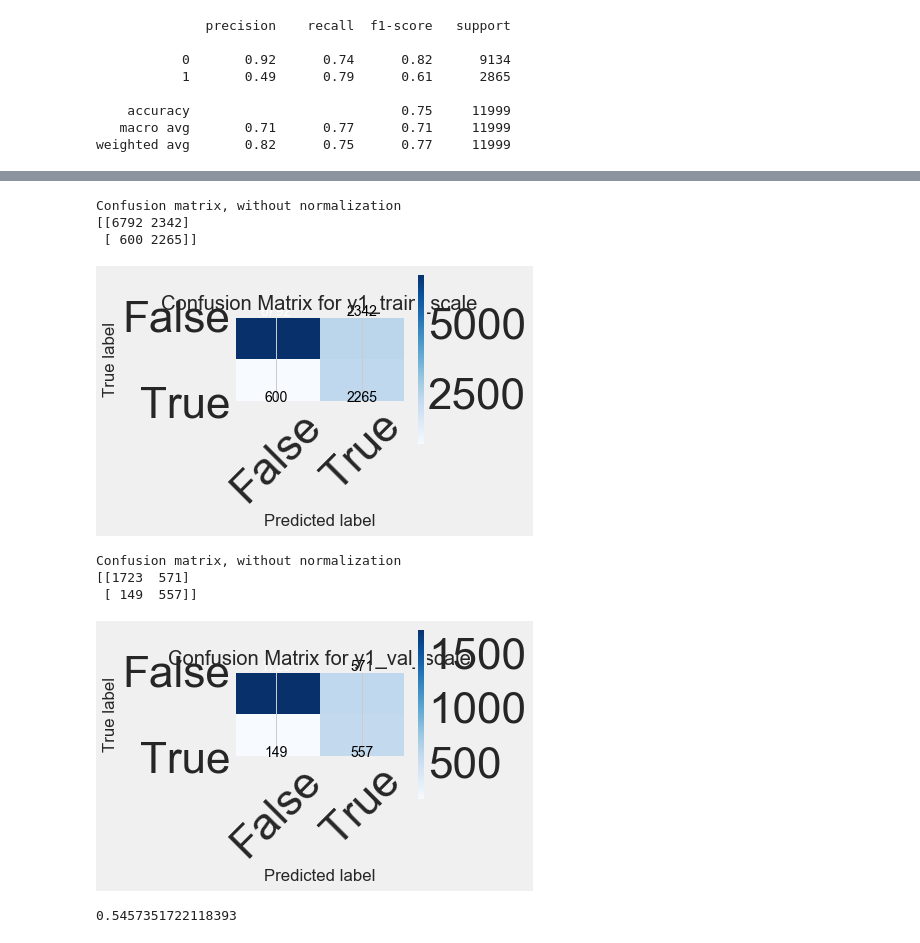
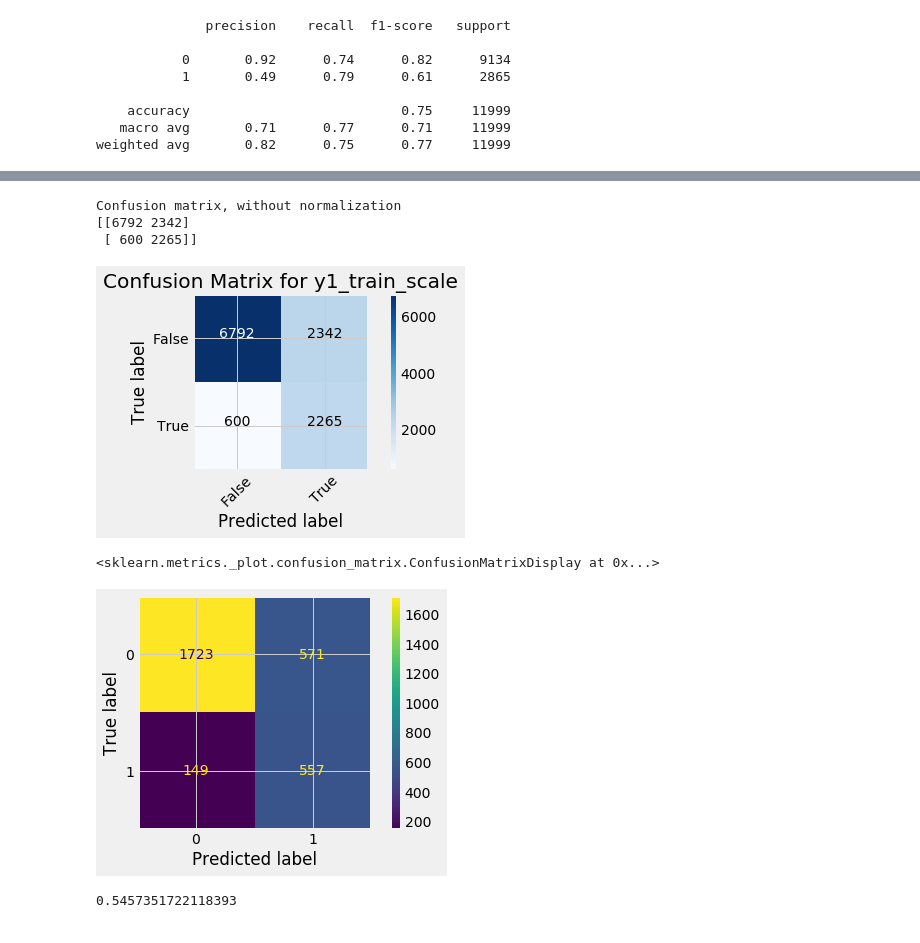
Before and after one commit to georgethoraninh/hr_churn, a Jupyter notebook: hr_churn_analysis.ipynb, the cells around one changed output, grey strips where cells are left out. Drawn from its saved outputs; the diff is of its cells as text; code cells hidden in the pictures.

Commit message:
updated confusion matrix

```diff
--- a/hr_churn_analysis.ipynb
+++ b/hr_churn_analysis.ipynb
@@ -197,8 +194,7 @@ print('Average satisfaction level for churners: {:.2f}'.format(df[df['churn']==1
 fig, axes = plt.subplots(figsize=(20, 10))
 plt.gcf().subplots_adjust(bottom=0.15,left=0.1)
 
-sns.set(font_scale = 4)
-plt.style.use('fivethirtyeight')
+#sns.set(font_scale = 4)
 sns.kdeplot(df.loc[df['churn']==0, 'satisfaction_level'],label='Active Employees')
 sns.kdeplot(df.loc[df['churn']==1, 'satisfaction_level'],label='Ex-Employees')
 plt.xlim(left=df['satisfaction_level'].min(), right=df['satisfaction_level'].max())
@@ -256,8 +252,7 @@ Average number_project for churners: 3.86
 fig, axes = plt.subplots(figsize=(20, 10))
 plt.gcf().subplots_adjust(bottom=0.15,left=0.1)
 
-sns.set(font_scale = 4)
-plt.style.use('fivethirtyeight')
+#sns.set(font_scale = 4)
 sns.kdeplot(df.loc[df['churn']==0, 'average_montly_hours'],label='Active Employees')
 sns.kdeplot(df.loc[df['churn']==1, 'average_montly_hours'],label='Ex-Employees')
 plt.xlim(left=df['average_montly_hours'].min(), right=df['average_montly_hours'].max())
@@ -316,8 +311,7 @@ df_time_comp.columns=['Time Spent', '% of Leavers']
 fig, axes = plt.subplots(figsize=(20, 10))
 plt.gcf().subplots_adjust(bottom=0.15,left=0.1)
 
-sns.set(font_scale = 4)
-plt.style.use('fivethirtyeight')
+#sns.set(font_scale = 4)
 
 sns.barplot(x='Time Spent',y='% of Leavers', data = df_time_comp)
 
@@ -453,8 +448,6 @@ plt.gcf().subplots_adjust(bottom=0.15,left=0.1)
 
 df_sal = df[df['churn']==1]['salary'].value_counts(normalize=True).to_frame().reset_index()
 df_sal.columns=['Salary', '% of Leavers']
-sns.set(font_scale = 4)
-plt.style.use('fivethirtyeight')
 
 sns.barplot(x='Salary',y='% of Leavers', data = df_sal)
 axes.yaxis.set_major_formatter(mtick.PercentFormatter(1.0))
@@ -821,21 +816,17 @@ plot_confusion_matrix(confusion_matrix(y_train, y_train_pred_scale),
 Confusion matrix, without normalization
 [[6792 2342]
  [ 600 2265]]
-[figure, old version]
+[figure, new version]
 # %%
-plot_confusion_matrix(confusion_matrix(y_val, y_val_pred_scale),
-                      [False, True],
-                      title = 'Confusion Matrix for y1_val_scale')
+plot_confusion_matrix(clf, X_val_scale, y_val, normalize=None, values_format='.0f')
 
-#568 TP, 572 FP, 1722 TN, 138(4.6%) FN
+#557 TP, 571 FP, 1723 TN, 138(4.6%) FN
 #The ideal scenario that we all want is that the model should give 0 False Positives and 0 False Negatives
 #Model classifying things incorrectly as compared to the actual class
 #In this business case we want to minimize FN
 # %% [output]
-Confusion matrix, without normalization
-[[1723  571]
- [ 149  557]]
+<sklearn.metrics._plot.confusion_matrix.ConfusionMatrixDisplay at 0x...>
-[figure, old version]
+[figure, new version]
 # %%
 #Log loss of X_train
 log_loss(y_train,clf.predict_proba(X_train_scale))
```
Also changed, not shown: parts of 23 cells of this notebook.
